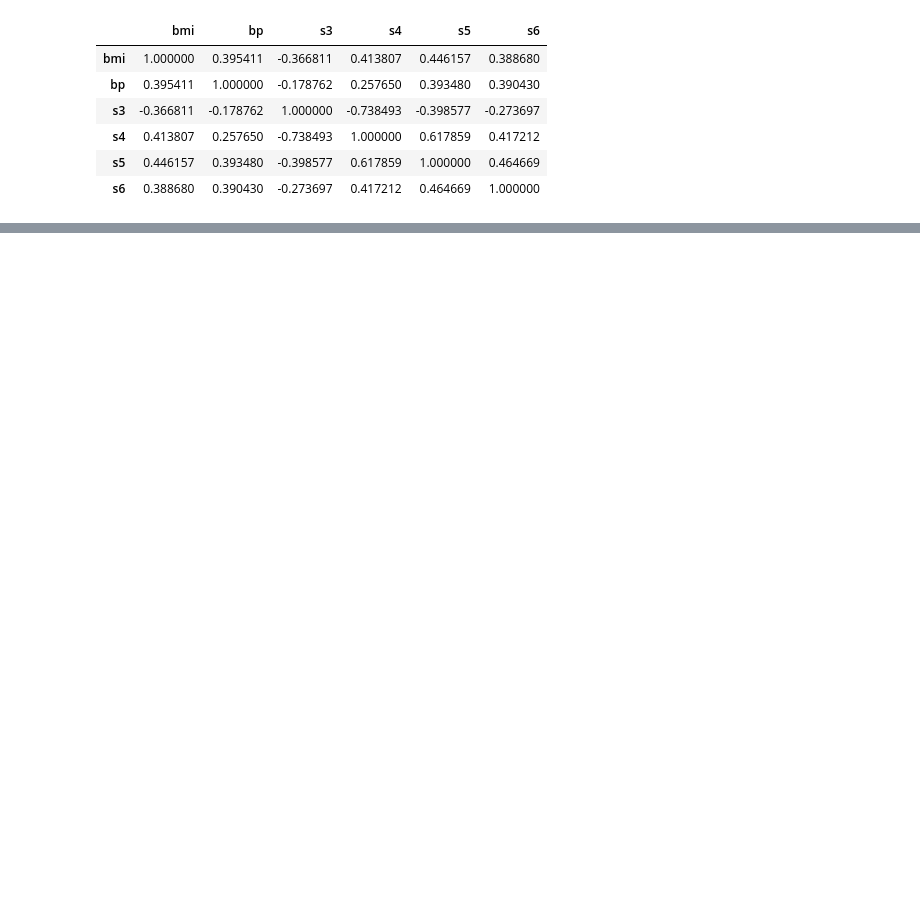
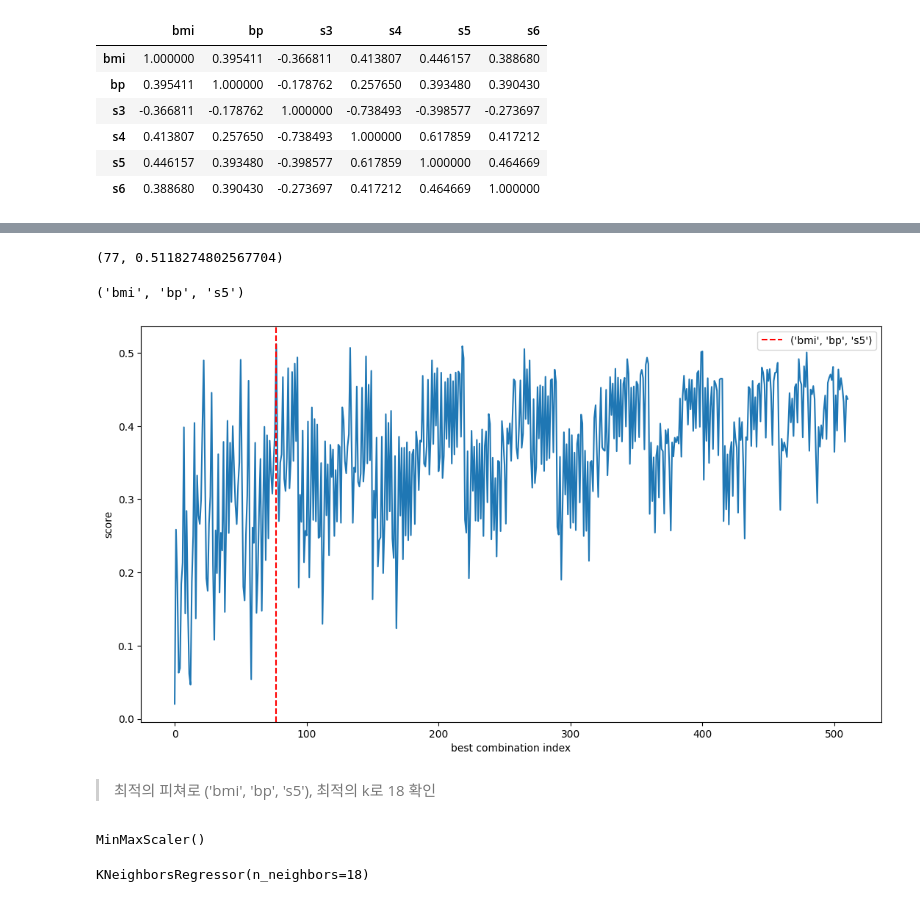
Before and after one commit to joo9810/VSCode, a Jupyter notebook: K-Digital Training/김소현 강사님/Scikit-learn/숙제/work_08_27_안효준.ipynb, the cells around one changed output, grey strips where cells are left out. Drawn from its saved outputs; the diff is of its cells as text; code cells hidden in the pictures; blank space fills up the shorter version.

```diff
--- a/K-Digital Training/김소현 강사님/Scikit-learn/숙제/work_08_27_안효준.ipynb
+++ b/K-Digital Training/김소현 강사님/Scikit-learn/숙제/work_08_27_안효준.ipynb
@@ -178,0 +366,19 @@ plt.show()
+# %%
+best_score_list = []
+
+for i in range(len(all_combinations)):
+    x = df.loc[:, all_combinations[i]]
+    X_train, X_test, y_train, y_test = train_test_split(x, target, train_size=0.8, random_state=42)
+    mm = MinMaxScaler()
+    mm.fit(X_train)
+    X_train_scaled = mm.transform(X_train)
+    X_test_scaled = mm.transform(X_test)
+    model = KNeighborsRegressor()
+    model.fit(X_train_scaled, y_train)
+    scores = {}
+    for k in range(1, len(X_train_scaled) + 1):
+        model.n_neighbors = k
+        score = model.score(X_test_scaled, y_test)
+        scores[k] = score
+
+    best_score_list.append(sorted(scores.items(), key = lambda x : x[1], reverse = True)[0])
@@ -178,0 +390,3 @@ plt.show()
+# %%
+best_score_value_list = [i[1] for i in best_score_list]
+best_score_value_list[:5]
@@ -178,0 +399,3 @@ plt.show()
+# %%
+best_score_dict = {idx : score for idx, score in enumerate(best_score_value_list)}
+best_score_dict
@@ -178,0 +420,24 @@ plt.show()
+# %%
+# 최고의 피쳐 조합 인덱스, 정확도
+best_score_index, best_score_value = sorted(best_score_dict.items(), key = lambda x : x[1], reverse = True)[0]
+best_score_index, best_score_value
+# %% [output]
+(77, 0.5118274802567704)
+# %%
+# 최고의 피쳐 조합
+best_combination = all_combinations[best_score_index]
+best_combination
+# %% [output]
+('bmi', 'bp', 's5')
+# %%
+plt.figure(figsize = (13, 7))
+plt.plot(range(len(best_score_list)), [i[1] for i in best_score_list])
+plt.xlabel('best combination index')
+plt.ylabel('score')
+plt.axvline(best_score_index, color = 'red', linestyle = '--', label = f"{best_combination}")
+plt.legend()
+plt.show()
+# %% [output]
+[figure, added]
+# %% [markdown]
+> 최적의 피쳐로 ('bmi', 'bp', 's5'), 최적의 k로 18 확인
@@ -178,0 +447,5 @@ plt.show()
+# %%
+mm = MinMaxScaler()
+mm.fit(X_train)
+# %% [output]
+MinMaxScaler()
@@ -178,0 +455,5 @@ plt.show()
+# %%
+model = KNeighborsRegressor(n_neighbors = final_best_k)
+model.fit(X_train_scaled, y_train)
+# %% [output]
+KNeighborsRegressor(n_neighbors=18)
```
Also changed, not shown: parts of 46 cells of this notebook.
